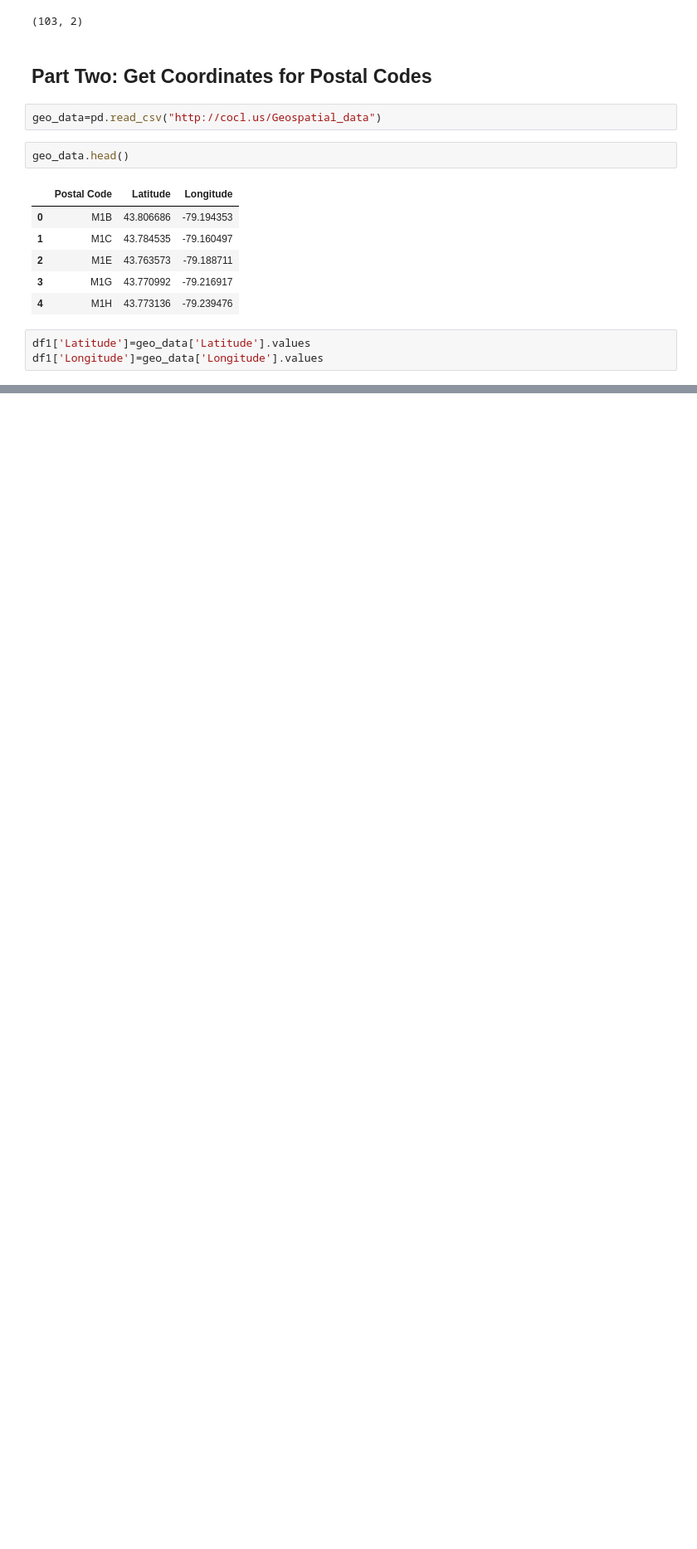
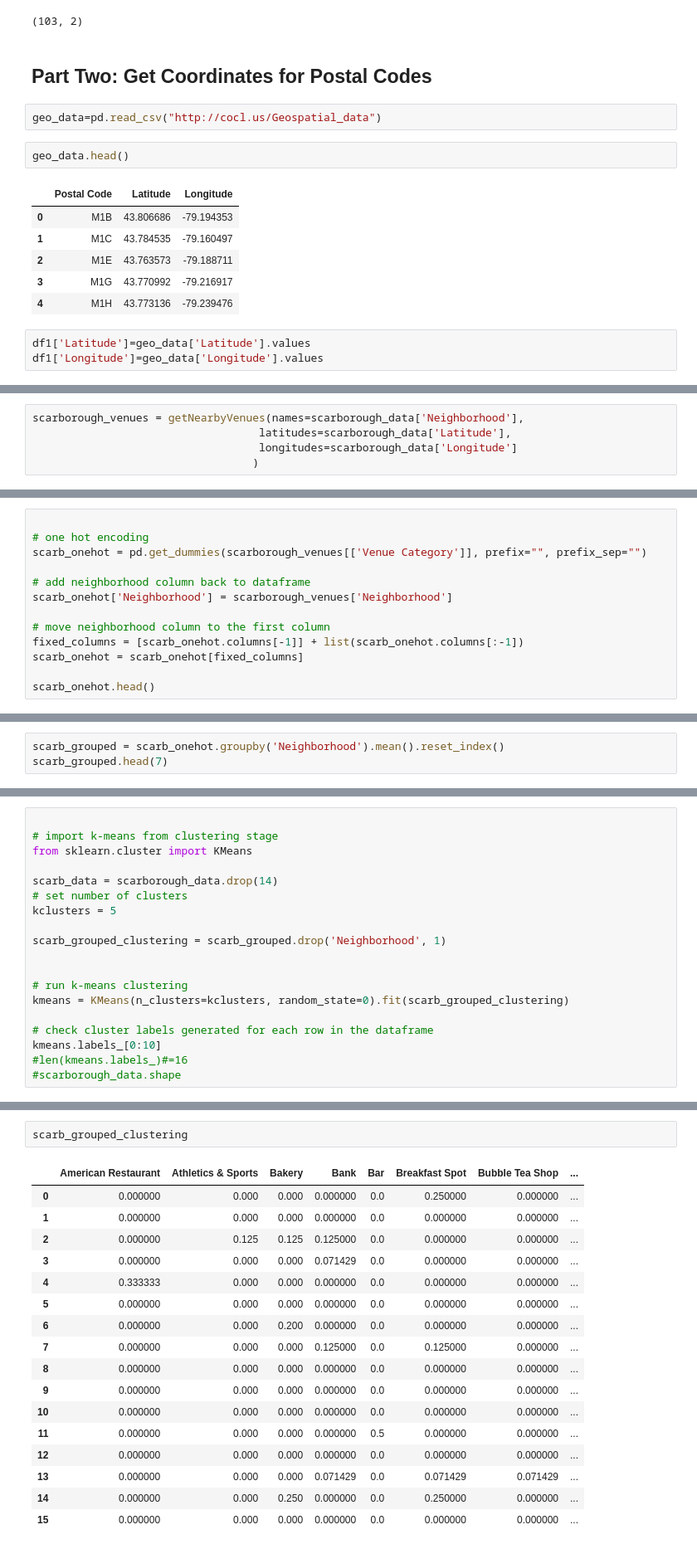
Before and after one commit to BarnabyCooper/Courser_Capstone, a Jupyter notebook: Coursera Capstone.ipynb, the cells around one changed output, grey strips where cells are left out. Shown: that part at 83% size. Cells and saved outputs as stored; diff of their text form; blank space fills up the shorter version.

```diff
--- a/Coursera Capstone.ipynb
+++ b/Coursera Capstone.ipynb
@@ -54,0 +274,5 @@ df1['Longitude']=geo_data['Longitude'].values
+# %%
+scarborough_venues = getNearbyVenues(names=scarborough_data['Neighborhood'],
+                                   latitudes=scarborough_data['Latitude'],
+                                   longitudes=scarborough_data['Longitude']
+                                  )
@@ -54,0 +297,13 @@ df1['Longitude']=geo_data['Longitude'].values
+# %%
+
+# one hot encoding
+scarb_onehot = pd.get_dummies(scarborough_venues[['Venue Category']], prefix="", prefix_sep="")
+
+# add neighborhood column back to dataframe
+scarb_onehot['Neighborhood'] = scarborough_venues['Neighborhood']
+
+# move neighborhood column to the first column
+fixed_columns = [scarb_onehot.columns[-1]] + list(scarb_onehot.columns[:-1])
+scarb_onehot = scarb_onehot[fixed_columns]
+
+scarb_onehot.head()
@@ -54,0 +318,3 @@ df1['Longitude']=geo_data['Longitude'].values
+# %%
+scarb_grouped = scarb_onehot.groupby('Neighborhood').mean().reset_index()
+scarb_grouped.head(7)
@@ -54,0 +378,19 @@ df1['Longitude']=geo_data['Longitude'].values
+# %%
+
+# import k-means from clustering stage
+from sklearn.cluster import KMeans
+
+scarb_data = scarborough_data.drop(14)
+# set number of clusters
+kclusters = 5
+
+scarb_grouped_clustering = scarb_grouped.drop('Neighborhood', 1)
+
+
+# run k-means clustering
+kmeans = KMeans(n_clusters=kclusters, random_state=0).fit(scarb_grouped_clustering)
+
+# check cluster labels generated for each row in the dataframe
+kmeans.labels_[0:10]
+#len(kmeans.labels_)#=16
+#scarborough_data.shape
@@ -54,0 +399,20 @@ df1['Longitude']=geo_data['Longitude'].values
+# %%
+scarb_grouped_clustering
+# %% [output]
+|  | American Restaurant | Athletics & Sports | Bakery | Bank | Bar | Breakfast Spot | Bubble Tea Shop | ... |
+| 0 | 0.000000 | 0.000 | 0.000 | 0.000000 | 0.0 | 0.250000 | 0.000000 | ... |
+| 1 | 0.000000 | 0.000 | 0.000 | 0.000000 | 0.0 | 0.000000 | 0.000000 | ... |
+| 2 | 0.000000 | 0.125 | 0.125 | 0.125000 | 0.0 | 0.000000 | 0.000000 | ... |
+| 3 | 0.000000 | 0.000 | 0.000 | 0.071429 | 0.0 | 0.000000 | 0.000000 | ... |
+| 4 | 0.333333 | 0.000 | 0.000 | 0.000000 | 0.0 | 0.000000 | 0.000000 | ... |
+| 5 | 0.000000 | 0.000 | 0.000 | 0.000000 | 0.0 | 0.000000 | 0.000000 | ... |
+| 6 | 0.000000 | 0.000 | 0.200 | 0.000000 | 0.0 | 0.000000 | 0.000000 | ... |
+| 7 | 0.000000 | 0.000 | 0.000 | 0.125000 | 0.0 | 0.125000 | 0.000000 | ... |
+| 8 | 0.000000 | 0.000 | 0.000 | 0.000000 | 0.0 | 0.000000 | 0.000000 | ... |
+| 9 | 0.000000 | 0.000 | 0.000 | 0.000000 | 0.0 | 0.000000 | 0.000000 | ... |
+| 10 | 0.000000 | 0.000 | 0.000 | 0.000000 | 0.0 | 0.000000 | 0.000000 | ... |
+| 11 | 0.000000 | 0.000 | 0.000 | 0.000000 | 0.5 | 0.000000 | 0.000000 | ... |
+| 12 | 0.000000 | 0.000 | 0.000 | 0.000000 | 0.0 | 0.000000 | 0.000000 | ... |
+| 13 | 0.000000 | 0.000 | 0.000 | 0.071429 | 0.0 | 0.071429 | 0.071429 | ... |
+| 14 | 0.000000 | 0.000 | 0.250 | 0.000000 | 0.0 | 0.250000 | 0.000000 | ... |
+| 15 | 0.000000 | 0.000 | 0.000 | 0.000000 | 0.0 | 0.000000 | 0.000000 | ... |
```
Also changed, not shown: parts of 35 cells of this notebook.
